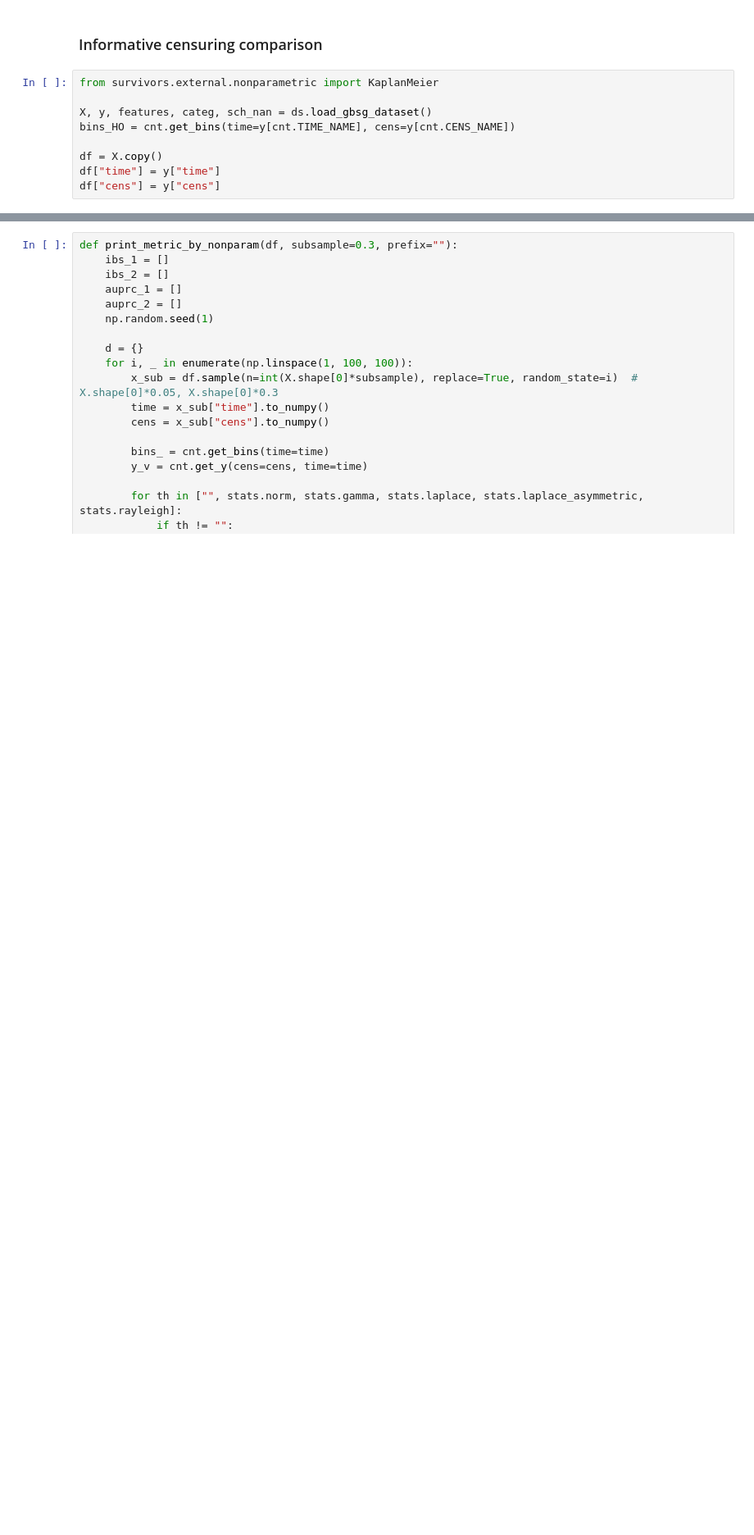
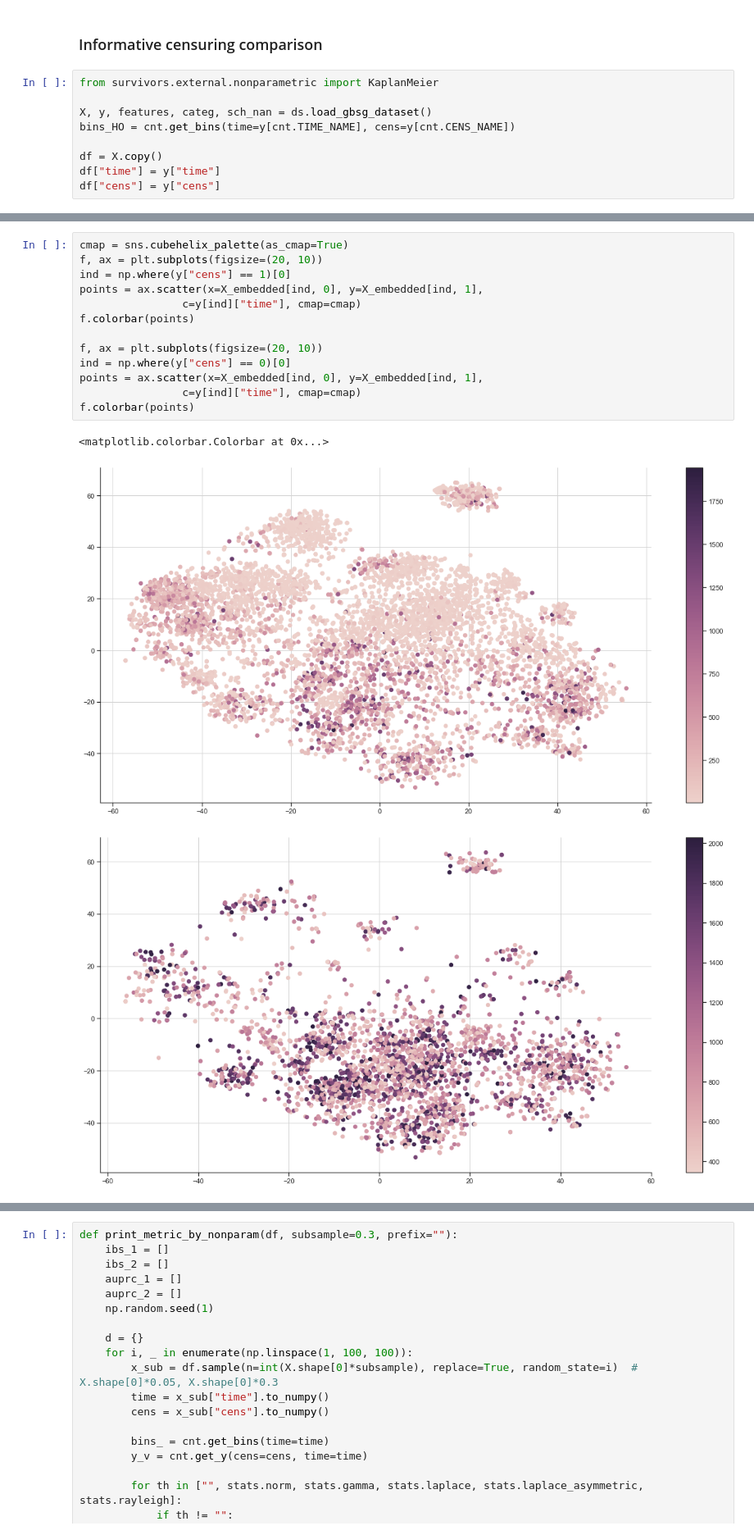
Before and after one commit to iuliivasilev/dev-survivors, a Jupyter notebook: demonstration/Articles/DistributionOfVirtualEvents/TableResults.ipynb, the cells around one changed output, grey strips where cells are left out. Shown at 82% size. Cells and saved outputs as stored; diff of their text form; blank space fills up the shorter version.

```diff
--- a/demonstration/Articles/DistributionOfVirtualEvents/TableResults.ipynb
+++ b/demonstration/Articles/DistributionOfVirtualEvents/TableResults.ipynb
@@ -158,3 +172,20 @@ SF1 IBS:0.18428, AUPRC:0.32687
+# %%
+cmap = sns.cubehelix_palette(as_cmap=True)
+f, ax = plt.subplots(figsize=(20, 10))
+ind = np.where(y["cens"] == 1)[0]
+points = ax.scatter(x=X_embedded[ind, 0], y=X_embedded[ind, 1],
+                c=y[ind]["time"], cmap=cmap)
+f.colorbar(points)
+
+f, ax = plt.subplots(figsize=(20, 10))
+ind = np.where(y["cens"] == 0)[0]
+points = ax.scatter(x=X_embedded[ind, 0], y=X_embedded[ind, 1],
+                c=y[ind]["time"], cmap=cmap)
+f.colorbar(points)
+# %% [output]
+<matplotlib.colorbar.Colorbar at 0x...>
+[figure, added]
+[figure, added]
 # %%
 x = np.linspace(1, 100, 100)
 ibs_1 = []
```
Also changed, not shown: parts of 13 cells of this notebook.
